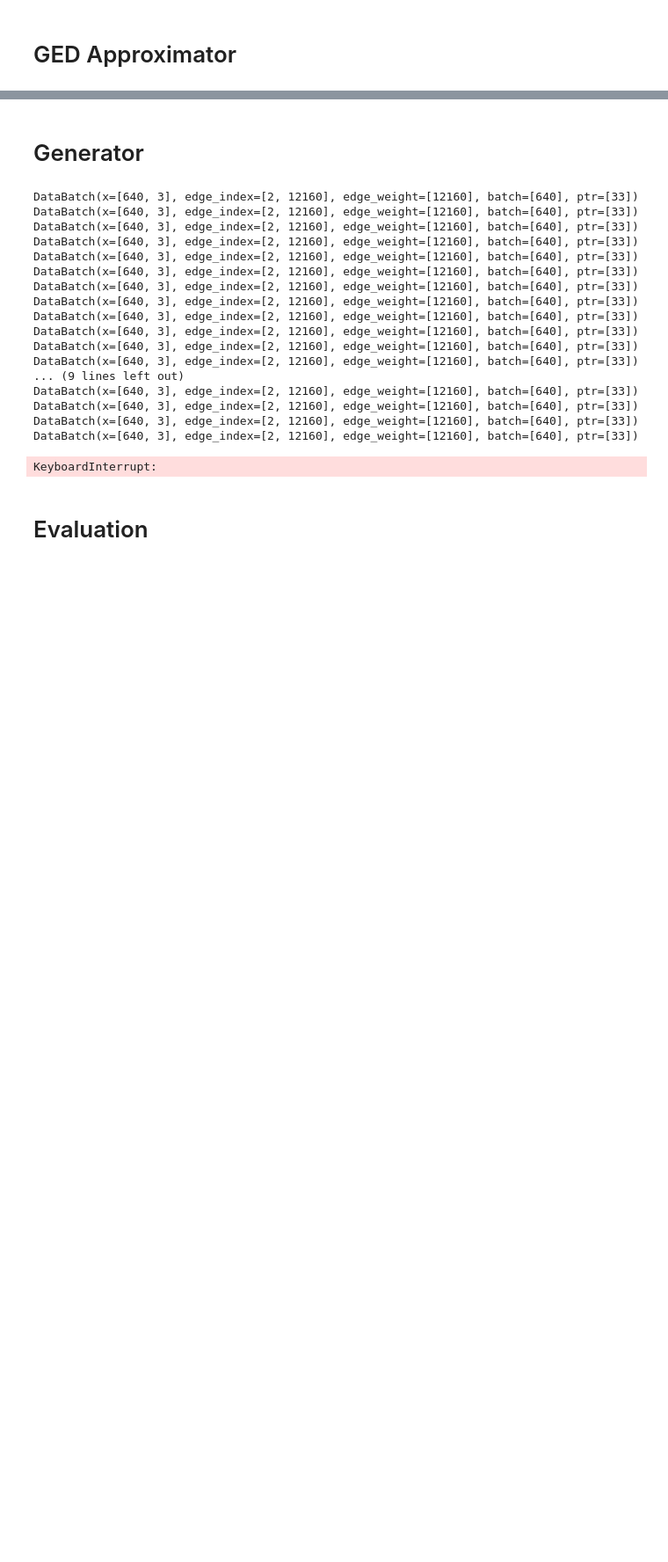
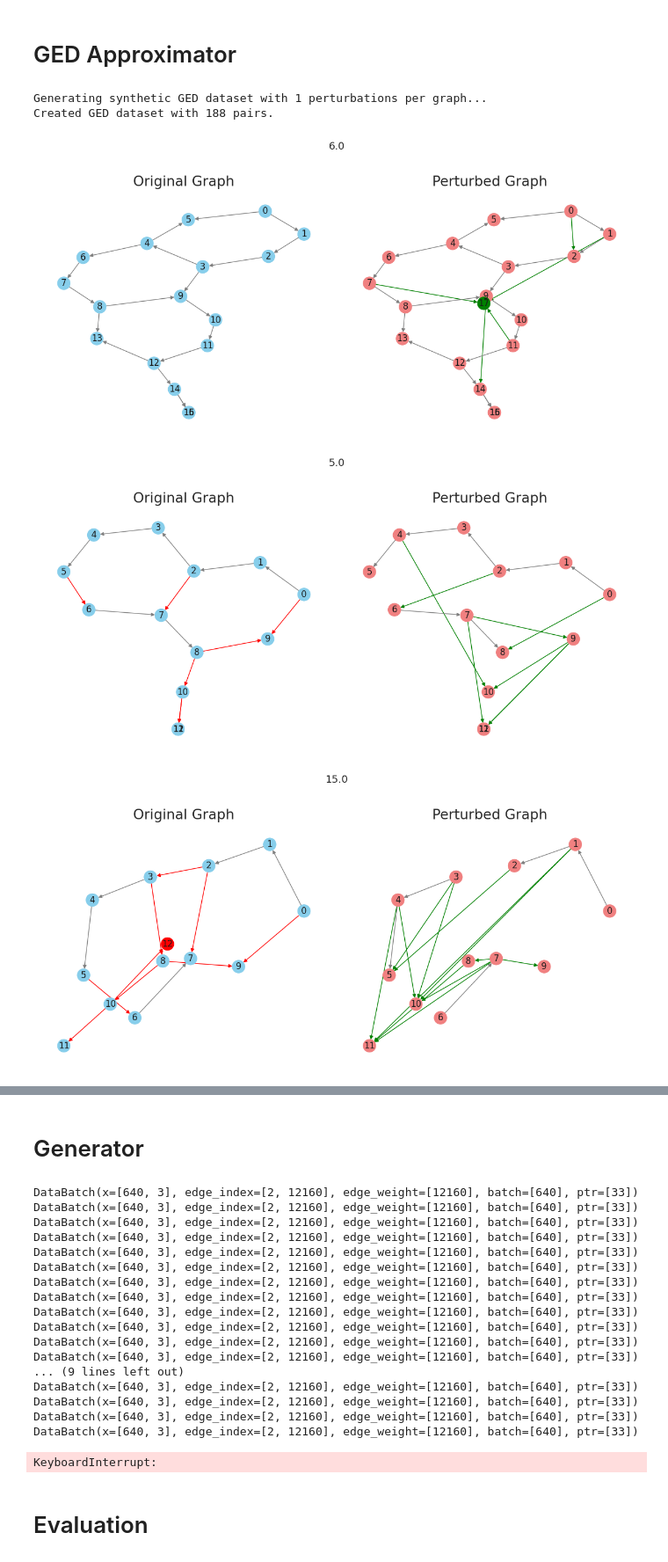
Before and after one commit to Tiny-Quant/GNN-EGG, a Jupyter notebook: revisions/Generic_Results_Notebook.ipynb, the cells around one changed output, grey strips where cells are left out. Shown at 88% size. Drawn from its saved outputs; the diff is of its cells as text; code cells hidden in the pictures; blank space fills up the shorter version.

Commit message:
GED dataset generation complete.

```diff
--- a/revisions/Generic_Results_Notebook.ipynb
+++ b/revisions/Generic_Results_Notebook.ipynb
@@ -12,7 +12,7 @@ import GNNInterpreter
 from GNNInterpreter.gnninterpreter import *
 # %%
 config = {
-    "DATASET_NAME": "PROTEINS",
+    "DATASET_NAME": "MUTAG",
     "MAX_NODES": 20,
     "device": "cpu"
 }
@@ -68,2 +68,30 @@ Test Accuracy: 0.786
 # %% [markdown]
 # GED Approximator
+# %%
+import new_src.ged_dataset
+importlib.reload(new_src.ged_dataset)
+
+from new_src.ged_dataset import create_and_save_ged_dataset, plot_graph_pair
+
+ged_dataset = create_and_save_ged_dataset(
+    data,
+    out_path=None,
+    n_perturbations=1,
+    node_add_prob=0.5,
+    node_remove_prob=0.5,
+    edge_add_prob=0.1,
+    edge_remove_prob=0.1
+)
+
+print(f"Created GED dataset with {len(ged_dataset)} pairs.")
+
+for i in range(5):
+    g1, g2, ged_norm = ged_dataset[i]
+    raw_ged = getattr(g1, "raw_ged", ged_norm)
+    plot_graph_pair(g1, g2, label=raw_ged)
+# %% [output]
+Generating synthetic GED dataset with 1 perturbations per graph...
+Created GED dataset with 188 pairs.
+[figure, added]
+[figure, added]
+[figure, added]
```
Also changed, not shown: parts of 2 cells of this notebook, 1 other file.
